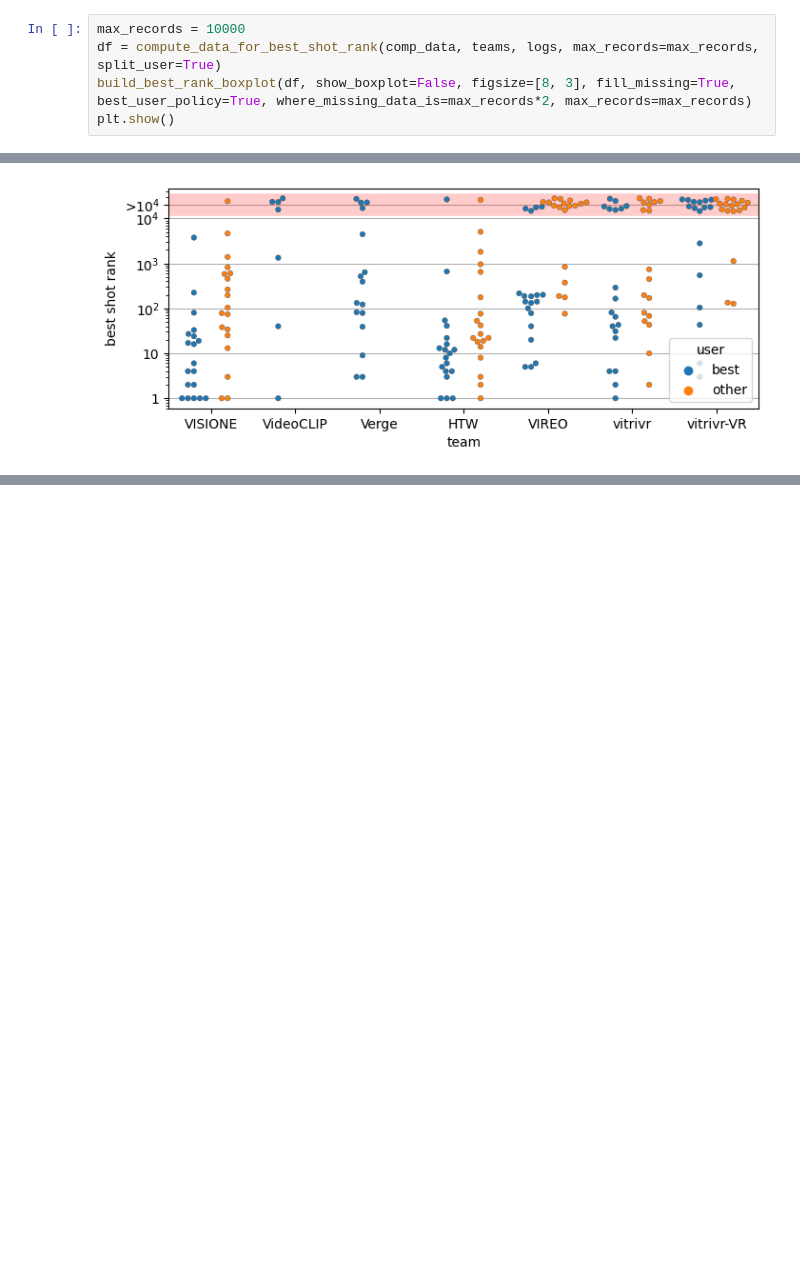
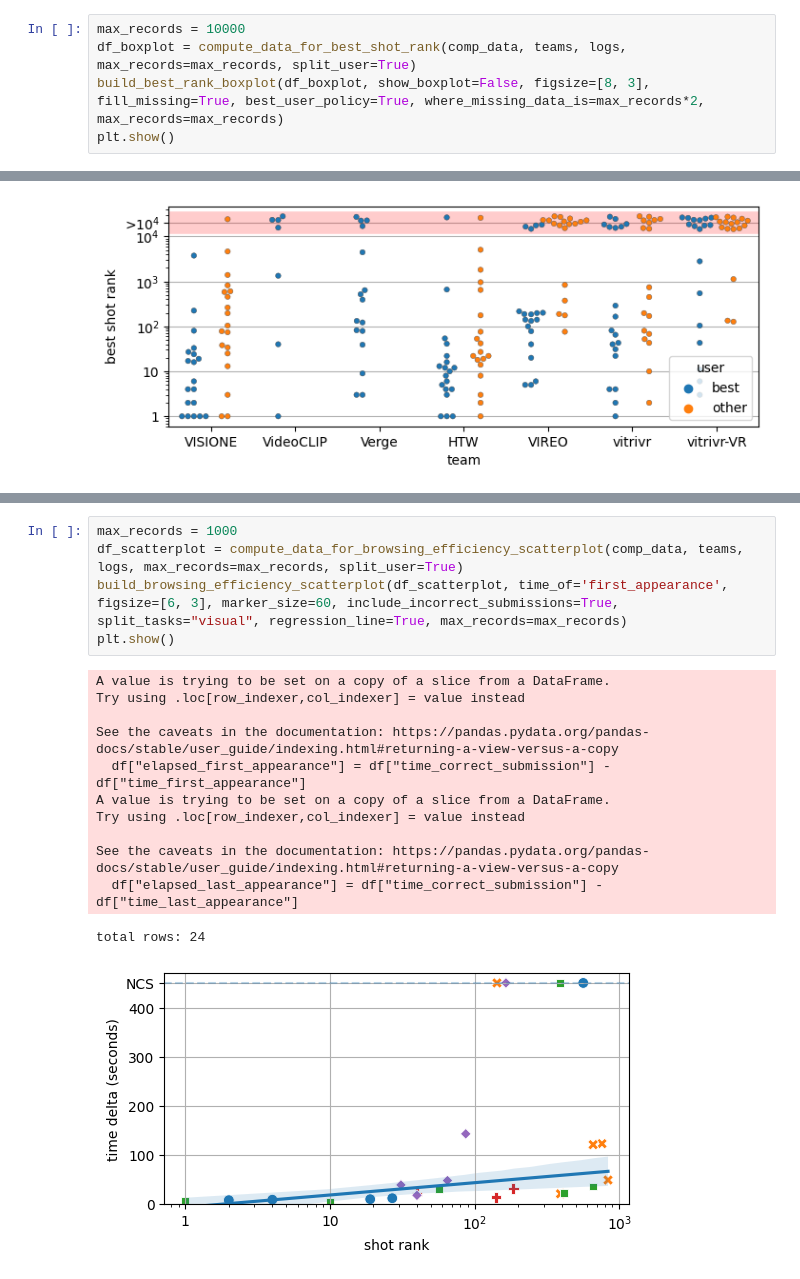
Before and after one commit to mesnico/VBS22-KIS-Analysis, a Jupyter notebook: plots/browsing.ipynb, the cells around one changed output, grey strips where cells are left out. Cells and saved outputs as stored; diff of their text form; blank space fills up the shorter version.

Commit message:
Added browsing efficiency scatterplot (to check)

```diff
--- a/plots/browsing.ipynb
+++ b/plots/browsing.ipynb
@@ -278,8 +278,8 @@ def build_best_rank_boxplot(
     ax.set(ylabel="best shot rank")
 # %%
 max_records = 10000
-df = compute_data_for_best_shot_rank(comp_data, teams, logs, max_records=max_records, split_user=True)
-build_best_rank_boxplot(df, show_boxplot=False, figsize=[8, 3], fill_missing=True, best_user_policy=True, where_missing_data_is=max_records*2, max_records=max_records)
+df_boxplot = compute_data_for_best_shot_rank(comp_data, teams, logs, max_records=max_records, split_user=True)
+build_best_rank_boxplot(df_boxplot, show_boxplot=False, figsize=[8, 3], fill_missing=True, best_user_policy=True, where_missing_data_is=max_records*2, max_records=max_records)
 plt.show()
 # %% [output]
 team        user
@@ -299,0 +395,18 @@ Name: rank_shot_margin_0, dtype: int64
+# %%
+max_records = 1000
+df_scatterplot = compute_data_for_browsing_efficiency_scatterplot(comp_data, teams, logs, max_records=max_records, split_user=True)
+build_browsing_efficiency_scatterplot(df_scatterplot, time_of='first_appearance', figsize=[6, 3], marker_size=60, include_incorrect_submissions=True, split_tasks="visual", regression_line=True, max_records=max_records)
+plt.show()
+# %% [output]
+A value is trying to be set on a copy of a slice from a DataFrame.
+Try using .loc[row_indexer,col_indexer] = value instead
+
+See the caveats in the documentation: https://pandas.pydata.org/pandas-docs/stable/user_guide/indexing.html#returning-a-view-versus-a-copy
+  df["elapsed_first_appearance"] = df["time_correct_submission"] - df["time_first_appearance"]
+A value is trying to be set on a copy of a slice from a DataFrame.
+Try using .loc[row_indexer,col_indexer] = value instead
+
+See the caveats in the documentation: https://pandas.pydata.org/pandas-docs/stable/user_guide/indexing.html#returning-a-view-versus-a-copy
+  df["elapsed_last_appearance"] = df["time_correct_submission"] - df["time_last_appearance"]
+total rows: 24
+[figure, added]
```
Also changed, not shown: parts of 3 cells of this notebook.
